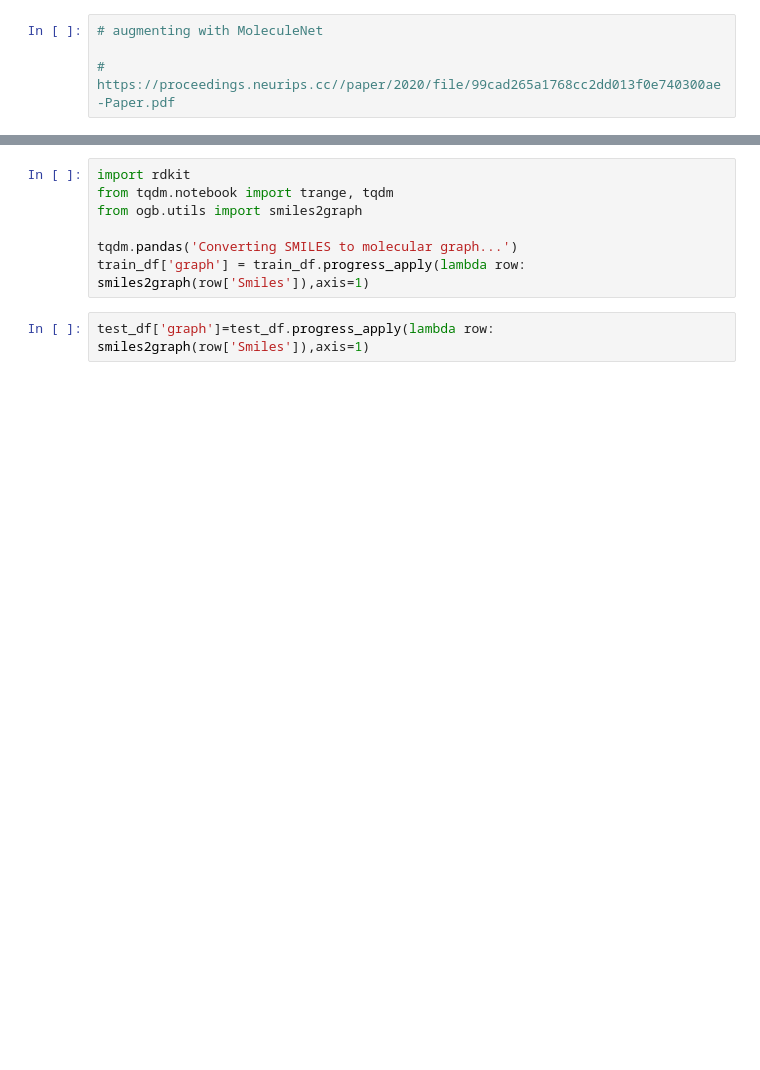
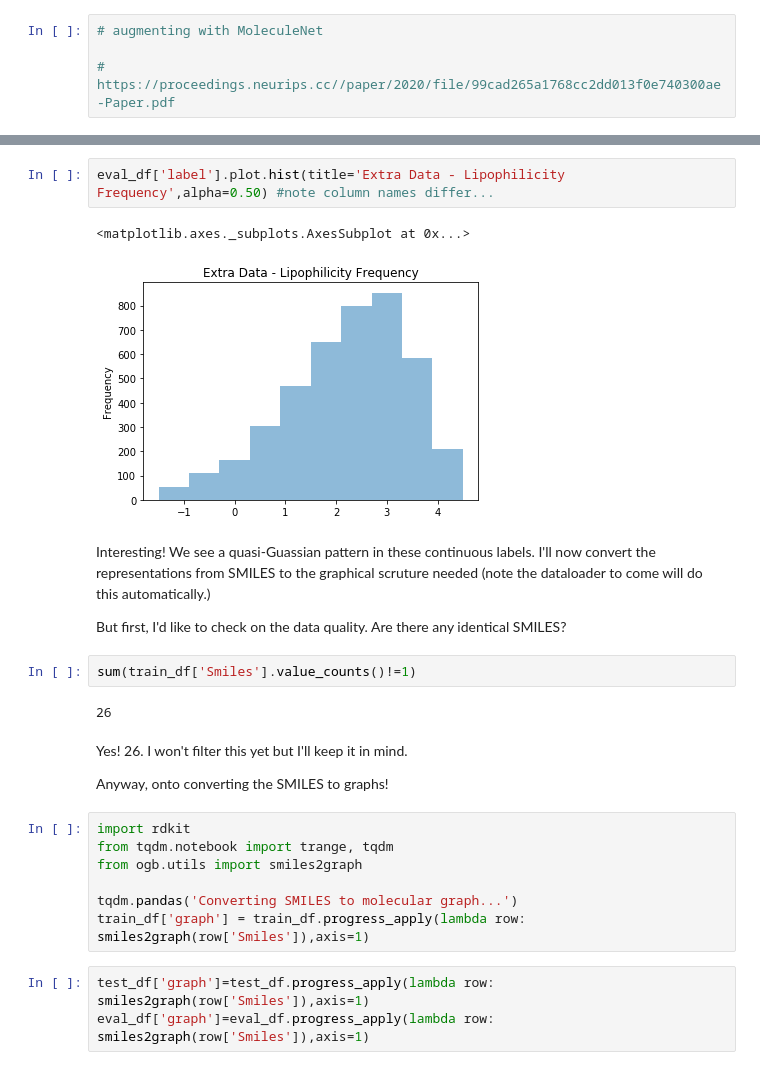
Before and after one commit to simonlevine/molecular-GNN, a Jupyter notebook: pipeline.ipynb, the cells around one changed output, grey strips where cells are left out. Cells and saved outputs as stored; diff of their text form; blank space fills up the shorter version.

```diff
--- a/pipeline.ipynb
+++ b/pipeline.ipynb
@@ -34,3 +62,21 @@ train_df
+# %%
+eval_df['label'].plot.hist(title='Extra Data - Lipophilicity Frequency',alpha=0.50) #note column names differ...
+# %% [output]
+<matplotlib.axes._subplots.AxesSubplot at 0x...>
+[figure, added]
+# %% [markdown]
+Interesting! We see a quasi-Guassian pattern in these continuous labels.
+I'll now convert the representations from SMILES to the graphical scruture needed (note the dataloader to come will do this automatically.)
+
+But first, I'd like to check on the data quality. Are there any identical SMILES?
+# %%
+sum(train_df['Smiles'].value_counts()!=1)
+# %% [output]
+26
+# %% [markdown]
+Yes! 26. I won't filter this yet but I'll keep it in mind.
+
+Anyway, onto converting the SMILES to graphs!
 # %%
 import rdkit
 from tqdm.notebook import trange, tqdm
@@ -40,6 +86,7 @@ tqdm.pandas('Converting SMILES to molecular graph...')
 train_df['graph'] = train_df.progress_apply(lambda row: smiles2graph(row['Smiles']),axis=1)
 # %%
 test_df['graph']=test_df.progress_apply(lambda row: smiles2graph(row['Smiles']),axis=1)
+eval_df['graph']=eval_df.progress_apply(lambda row: smiles2graph(row['Smiles']),axis=1)
 # %%
 row = train_df.sample(1)
 row
```
Also changed, not shown: parts of 52 cells of this notebook, 26 other files.
